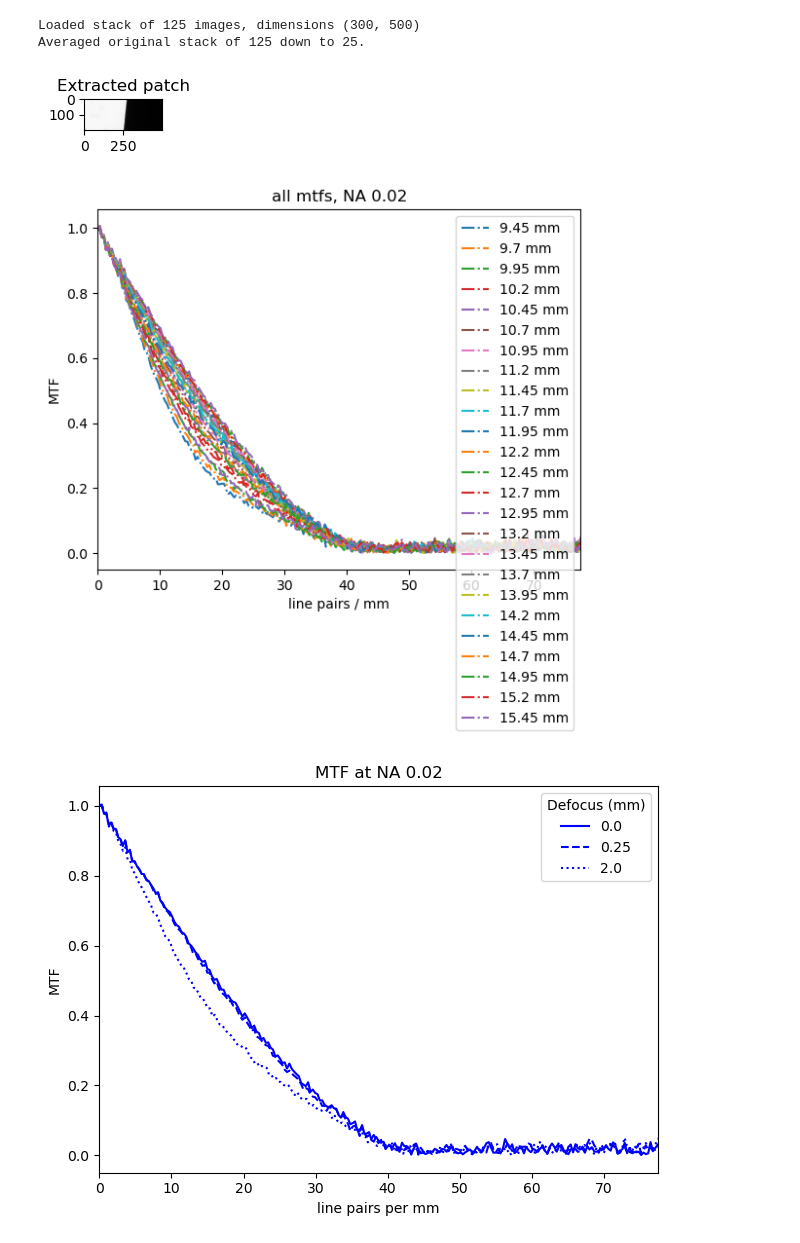
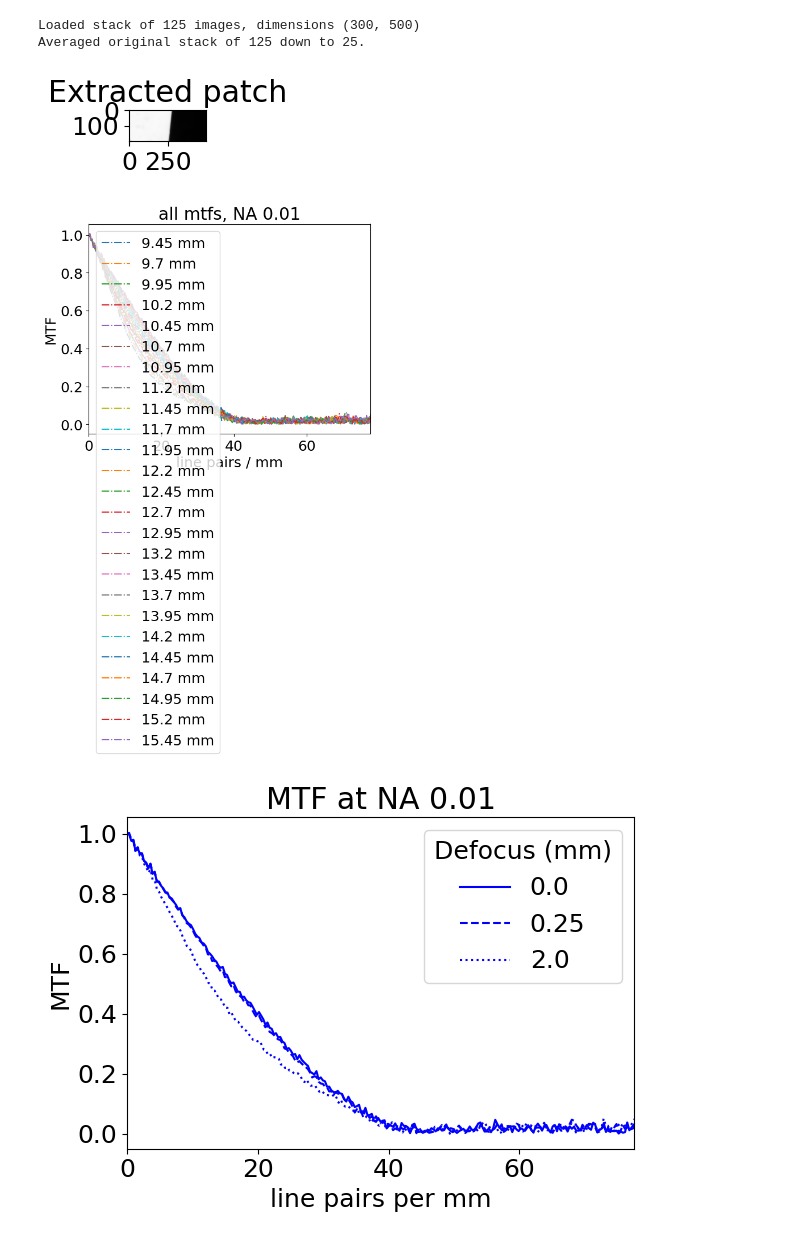
Before and after one commit to kwokkenton/optea, a Jupyter notebook: mtf/MTF_NO_BG_SUBTRACT/google_mtf_calc_notebook-Copy.ipynb, the cells around one changed output. Saved outputs shown, nothing was run; the diff lists cells and outputs as text; code cells hidden in the pictures.

```diff
--- a/mtf/MTF_NO_BG_SUBTRACT/google_mtf_calc_notebook-Copy.ipynb
+++ b/mtf/MTF_NO_BG_SUBTRACT/google_mtf_calc_notebook-Copy.ipynb
@@ -4,7 +4,7 @@ sys.path.insert(0, '..')
 
 from mtf_calculator import *
 # %%
-# plt.rcParams.update({'font.size': 18})
+plt.rcParams.update({'font.size': 18})
 # %%
 # SETUP
 data_dir = r'D:\MSci_Project\1_Data'
@@ -76,10 +76,10 @@ Depth of field = 3.75
 # %%
 edge = load_no_divide(img_dir, '2023-02-15 ff', crop)
 
-gen_MTF_plots(edge, '0.02', depths, selection, edge_start, edge_end, desired_width, crop_ratio, save_plots=SAVE_PLOTS, save_mtfs=SAVE_MTFS)
+gen_MTF_plots(edge, '0.01', depths, selection, edge_start, edge_end, desired_width, crop_ratio, save_plots=SAVE_PLOTS, save_mtfs=SAVE_MTFS)
 # %% [output]
 Loaded stack of 125 images, dimensions (300, 500)
 Averaged original stack of 125 down to 25.
-[figure, old version]
+[figure, new version]
-[figure, old version]
+[figure, new version]
-[figure, old version]
+[figure, new version]
```
Also changed, not shown: parts of 5 cells of this notebook, 33 other files.
